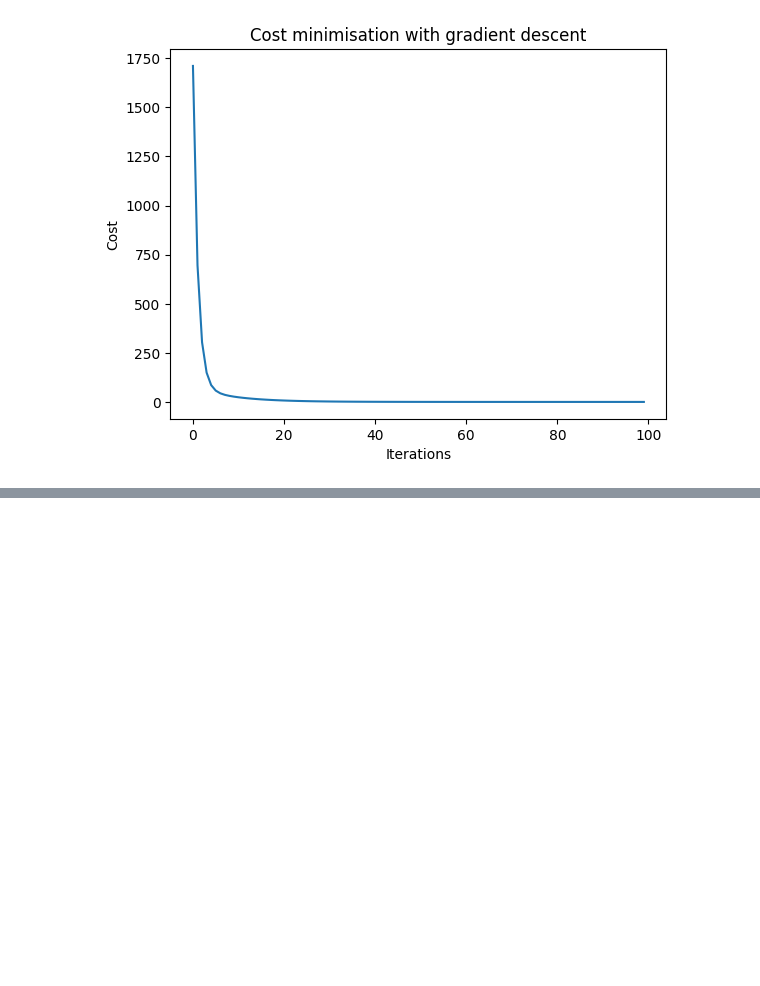
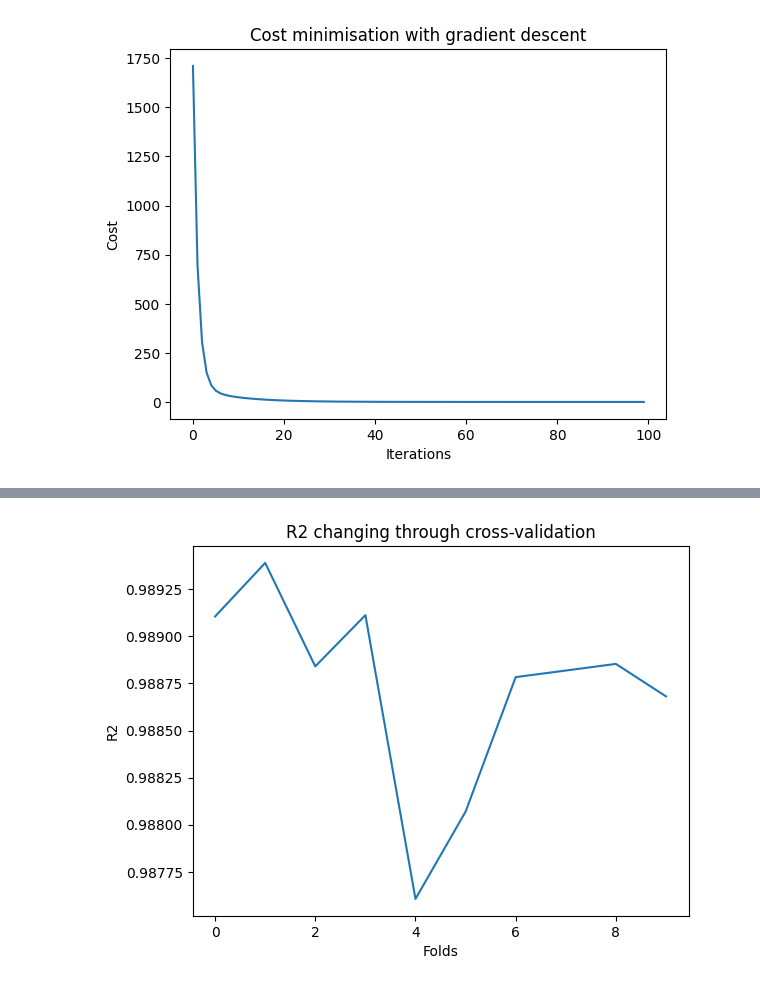
Before and after one commit to mikhail-mat/statquest-illustrated-guide, a Jupyter notebook: StatQuest.ipynb, the cells around one changed output, grey strips where cells are left out. Cells and saved outputs as stored; diff of their text form; code cells hidden in the pictures; blank space fills up the shorter version.

```diff
--- a/StatQuest.ipynb
+++ b/StatQuest.ipynb
@@ -214,0 +224,8 @@ mean R2 after CV: 1.0
+# %%
+plt.plot(np.arange(len(r2_history)), r2_history)
+plt.title('R2 changing through cross-validation')
+plt.xlabel('Folds')
+plt.ylabel('R2')
+plt.show()
+# %% [output]
+[figure, added]
```
Also changed, not shown: parts of 7 cells of this notebook.
